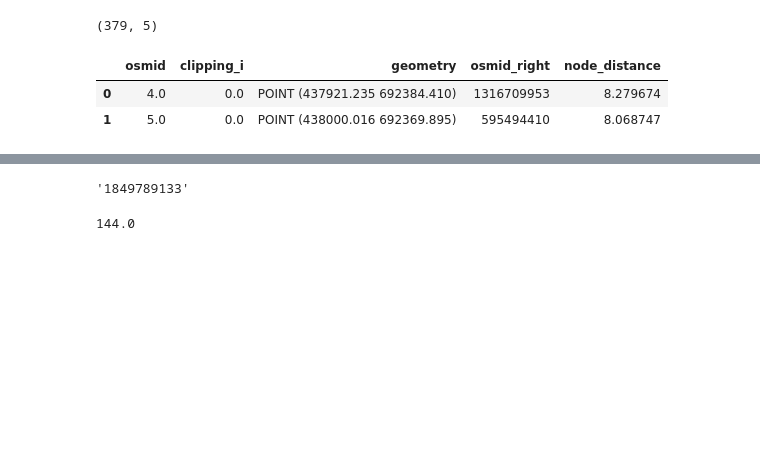
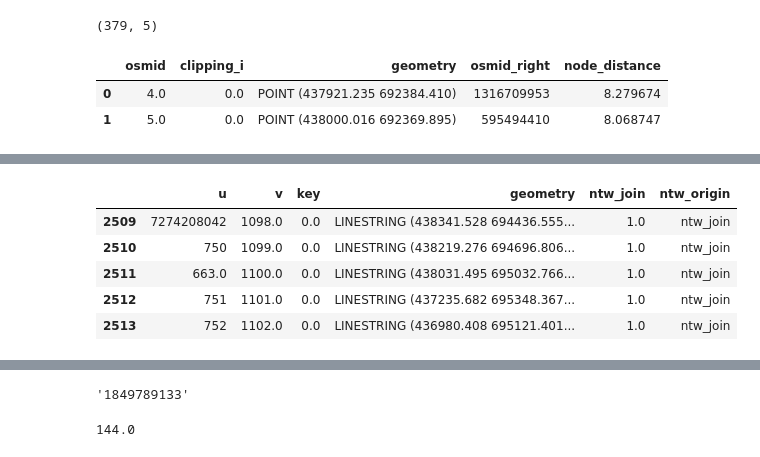
Before and after one commit to Observatorio-Ciudades/accesibilidad-urbana, a Jupyter notebook: notebooks/projects/volvo/09_tessellations_boeing_ntw_join_pt2.ipynb, the cells around one changed output, grey strips where cells are left out. Cells and saved outputs as stored; diff of their text form; code cells hidden in the pictures; blank space fills up the shorter version.

```diff
--- a/notebooks/projects/volvo/09_tessellations_boeing_ntw_join_pt2.ipynb
+++ b/notebooks/projects/volvo/09_tessellations_boeing_ntw_join_pt2.ipynb
@@ -1471,0 +1877,30 @@ IndexError: index 0 is out of bounds for axis 0 with size 0
+# %%
+# Join edges
+
+# Prepare data for joining
+ntw_01_edges_prep = boeing_edges_i2[['u','v','key','geometry']].copy()
+ntw_02_edges_prep = comp_edges_i[['u','v','key','geometry']].copy()
+
+# Add missing 'ntw_join' col to both gdfs
+ntw_01_edges_prep['ntw_join'] = 0
+ntw_02_edges_prep['ntw_join'] = 0
+
+# Differenciate networks
+ntw_01_edges_prep['ntw_origin'] = 'ntw_01'
+ntw_02_edges_prep['ntw_origin'] = 'ntw_02'
+
+# Join edges
+joined_edges = pd.concat([ntw_01_edges_prep,ntw_02_edges_prep])
+edge_count_1 = len(joined_edges)
+
+# Drop duplicated edges (There should be 0)
+joined_edges.drop_duplicates(subset=['u','v','key','geometry'],inplace=True)
+edge_count_2 = len(joined_edges)
+print(f"There should be 0 duplicated edges. Dropped {edge_count_1-edge_count_2}.")
+
+# Reset index
+joined_edges.reset_index(inplace=True,drop=True)
+
+# Show
+print(joined_edges.shape)
+joined_edges.head(2)
@@ -1471,0 +1974,9 @@ IndexError: index 0 is out of bounds for axis 0 with size 0
+# %%
+joined_edges_concat.tail(5)
+# %% [output]
+|  | u | v | key | geometry | ntw_join | ntw_origin |
+| 2509 | 7274208042 | 1098.0 | 0.0 | LINESTRING (438341.528 694436.555... | 1.0 | ntw_join |
+| 2510 | 750 | 1099.0 | 0.0 | LINESTRING (438219.276 694696.806... | 1.0 | ntw_join |
+| 2511 | 663.0 | 1100.0 | 0.0 | LINESTRING (438031.495 695032.766... | 1.0 | ntw_join |
+| 2512 | 751 | 1101.0 | 0.0 | LINESTRING (437235.682 695348.367... | 1.0 | ntw_join |
+| 2513 | 752 | 1102.0 | 0.0 | LINESTRING (436980.408 695121.401... | 1.0 | ntw_join |
```
Also changed, not shown: parts of 36 cells of this notebook.
